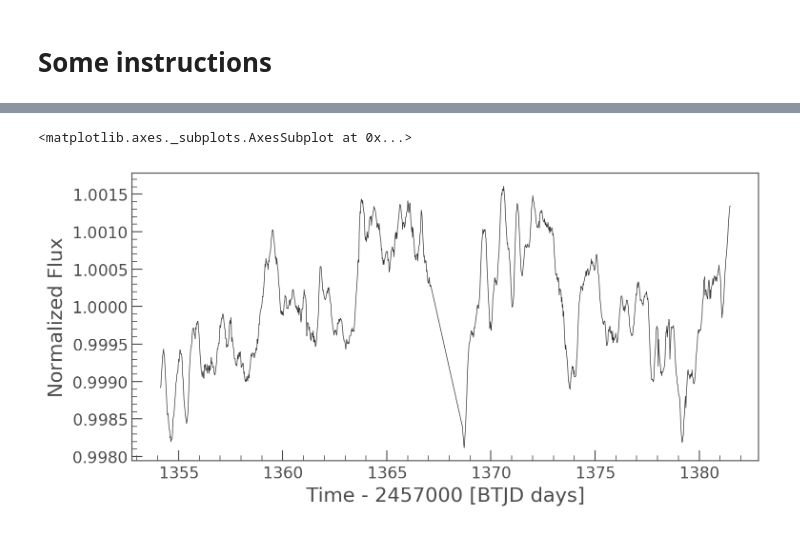
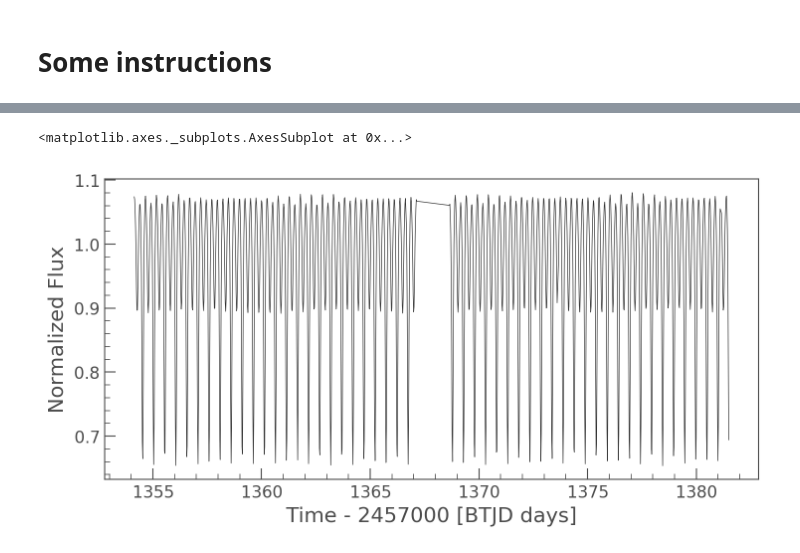
Before and after one commit to christinahedges/chromo, a Jupyter notebook: notebooks/chromo-demo.ipynb, the cells around one changed output, grey strips where cells are left out. Cells and saved outputs as stored; diff of their text form; code cells hidden in the pictures.

```diff
--- a/notebooks/chromo-demo.ipynb
+++ b/notebooks/chromo-demo.ipynb
@@ -12,6 +49,6 @@ from chromo.utils import background_correct
 # %%
 # Grab an object
-tic = 'V462 Car'
+tic = 'EE Aqr'
 # %%
 sr = lk.search_tesscut(tic)
 # %%
@@ -28,6 +62,12 @@ target_name productFilename        description         distance
 # %%
 # Download an FFI cut out!
-raw_tpf = sr[0].download(cutout_size=[30, 30], quality_bitmask=None)#[:-20]
+raw_tpf = sr[0].download(cutout_size=[30, 30])
+
+# Cut out any jitter
 k = ~((raw_tpf.time > 1346) & (raw_tpf.time < 1350))
 raw_tpf = raw_tpf[k]
+
+# No nan frames
 raw_tpf = raw_tpf[(raw_tpf.to_lightcurve().flux > 0)]
+# %%
+tpf = background_correct(raw_tpf)
@@ -34,7 +93,7 @@ raw_tpf = raw_tpf[(raw_tpf.to_lightcurve().flux > 0)]
 # %%
 # Take a look!
-lc = background_correct(raw_tpf).to_lightcurve()
+lc = tpf.to_lightcurve().normalize()
 lc.plot()
 # %% [output]
 <matplotlib.axes._subplots.AxesSubplot at 0x...>
-[figure, old version]
+[figure, new version]
```
Also changed, not shown: parts of 16 cells of this notebook, 2 other files.
